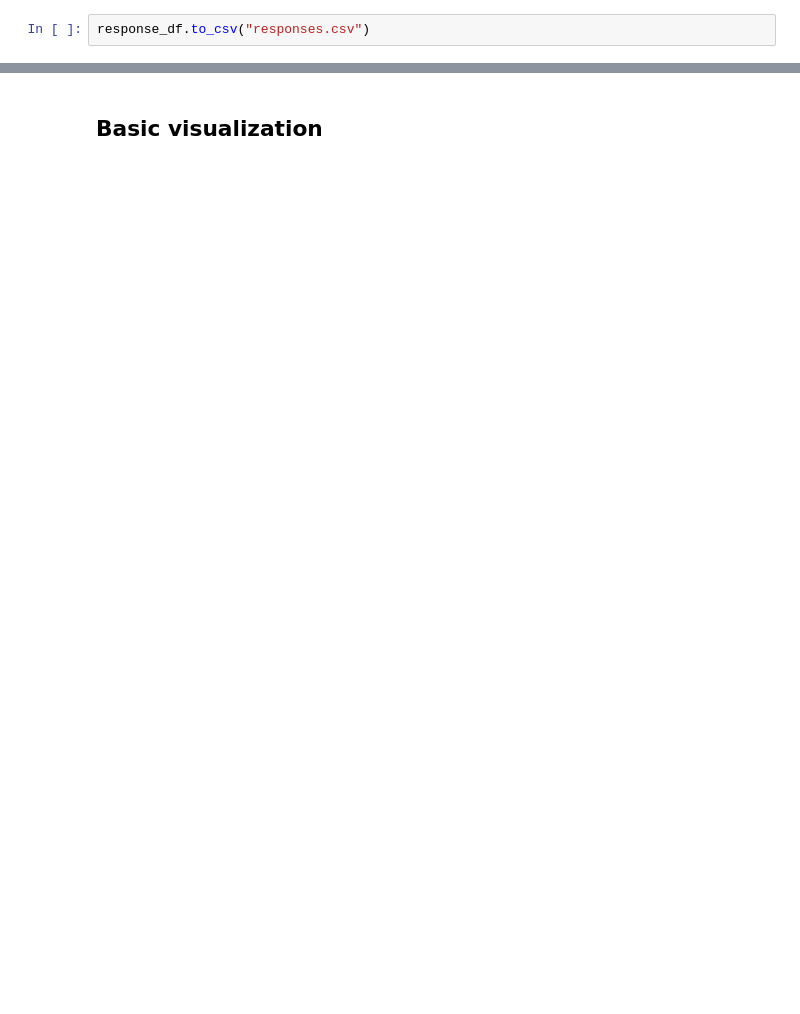
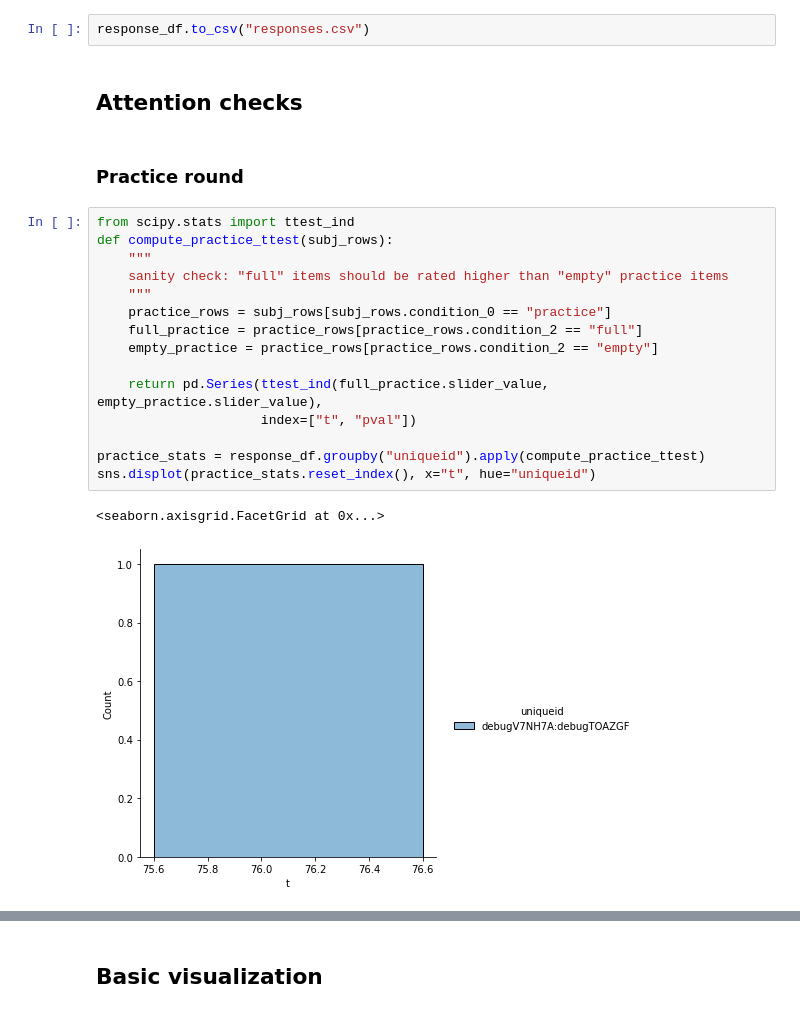
Before and after one commit to hans/explaining, a Jupyter notebook: notebooks/00_comprehension_swarm-construction-meaning/00 preprocess.ipynb, the cells around one changed output, grey strips where cells are left out. Cells and saved outputs as stored; diff of their text form; blank space fills up the shorter version.

```diff
--- a/notebooks/00_comprehension_swarm-construction-meaning/00 preprocess.ipynb
+++ b/notebooks/00_comprehension_swarm-construction-meaning/00 preprocess.ipynb
@@ -74,2 +65,24 @@ response_df.head()
 # %%
 response_df.to_csv("responses.csv")
+# %% [markdown]
+## Attention checks
+# %% [markdown]
+### Practice round
+# %%
+from scipy.stats import ttest_ind
+def compute_practice_ttest(subj_rows):
+    """
+    sanity check: "full" items should be rated higher than "empty" practice items
+    """
+    practice_rows = subj_rows[subj_rows.condition_0 == "practice"]
+    full_practice = practice_rows[practice_rows.condition_2 == "full"]
+    empty_practice = practice_rows[practice_rows.condition_2 == "empty"]
+
+    return pd.Series(ttest_ind(full_practice.slider_value, empty_practice.slider_value),
+                     index=["t", "pval"])
+
+practice_stats = response_df.groupby("uniqueid").apply(compute_practice_ttest)
+sns.displot(practice_stats.reset_index(), x="t", hue="uniqueid")
+# %% [output]
+<seaborn.axisgrid.FacetGrid at 0x...>
+[figure, added]
```
Also changed, not shown: parts of 11 cells of this notebook, 7 other files.
